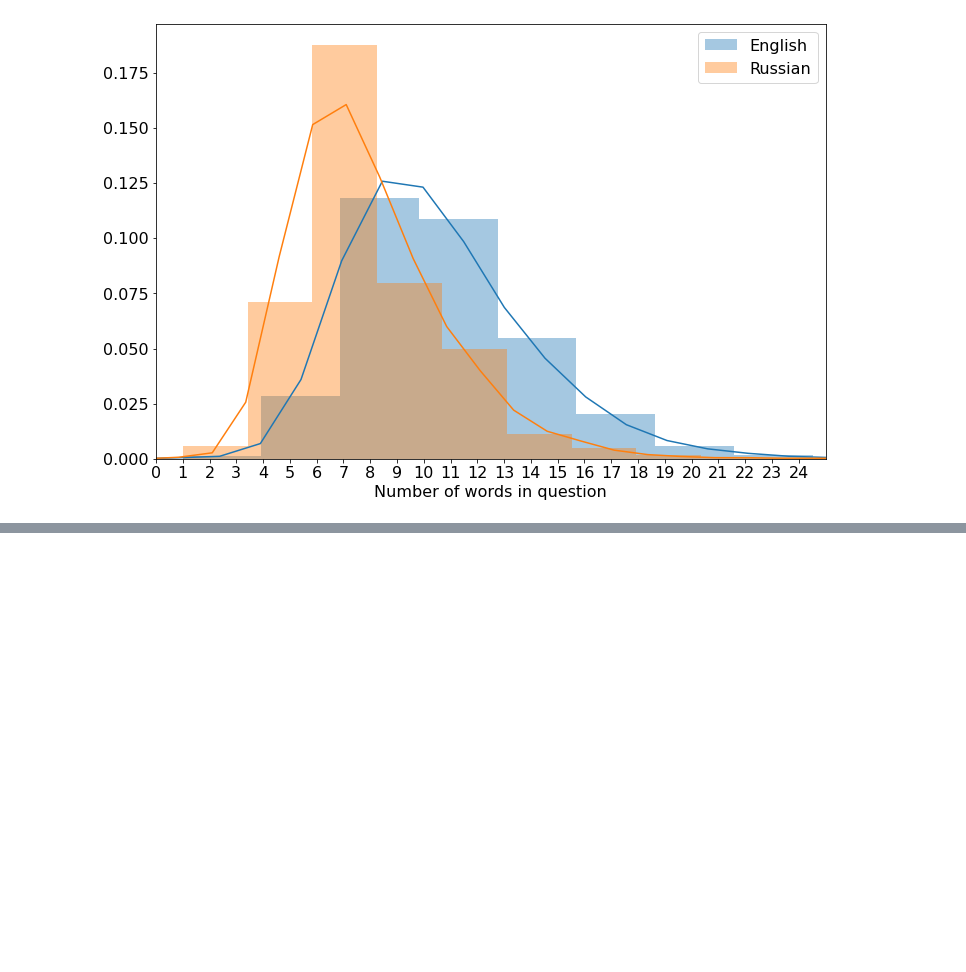
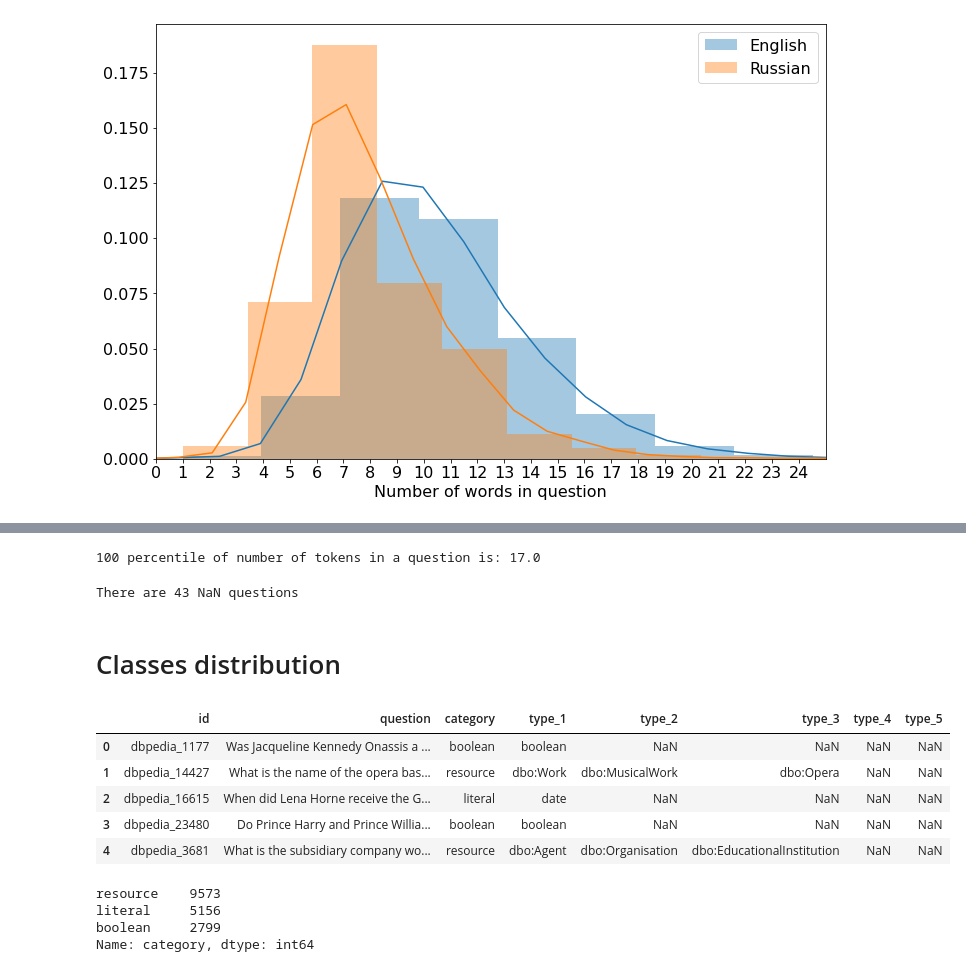
Before and after one commit to WSE-research/iswc-classification, a Jupyter notebook: notebooks/textual_data_check.ipynb, the cells around one changed output, grey strips where cells are left out. Drawn from its saved outputs; the diff is of its cells as text; code cells hidden in the pictures; blank space fills up the shorter version.

```diff
--- a/notebooks/textual_data_check.ipynb
+++ b/notebooks/textual_data_check.ipynb
@@ -54,0 +92,4 @@ plt.legend()
+# %%
+print("100 percentile of number of tokens in a question is: {0}".format(np.percentile(len_list, 95)))
+# %% [output]
+100 percentile of number of tokens in a question is: 17.0
@@ -54,0 +102,31 @@ plt.legend()
+# %%
+print("There are {0} NaN questions".format(cnt))
+# %% [output]
+There are 43 NaN questions
+# %% [markdown]
+# Classes distribution
+# %%
+train_df = pd.read_csv("../datasets/dbpedia.csv", sep="|").drop([
+                                                                'question_de',
+                                                                'question_fr',
+                                                                'question_es',
+                                                                'question_ru',
+                                                                'question_r_de',
+                                                                'question_r_ru'
+                                                                ], axis=1)
+# %%
+train_df.head()
+# %% [output]
+|  | id | question | category | type_1 | type_2 | type_3 | type_4 | type_5 |
+| 0 | dbpedia_1177 | Was Jacqueline Kennedy Onassis a ... | boolean | boolean | NaN | NaN | NaN | NaN |
+| 1 | dbpedia_14427 | What is the name of the opera bas... | resource | dbo:Work | dbo:MusicalWork | dbo:Opera | NaN | NaN |
+| 2 | dbpedia_16615 | When did Lena Horne receive the G... | literal | date | NaN | NaN | NaN | NaN |
+| 3 | dbpedia_23480 | Do Prince Harry and Prince Willia... | boolean | boolean | NaN | NaN | NaN | NaN |
+| 4 | dbpedia_3681 | What is the subsidiary company wo... | resource | dbo:Agent | dbo:Organisation | dbo:EducationalInstitution | NaN | NaN |
+# %%
+train_df.category.value_counts()
+# %% [output]
+resource    9573
+literal     5156
+boolean     2799
+Name: category, dtype: int64
```
Also changed, not shown: parts of 15 cells of this notebook, 9 other files.
